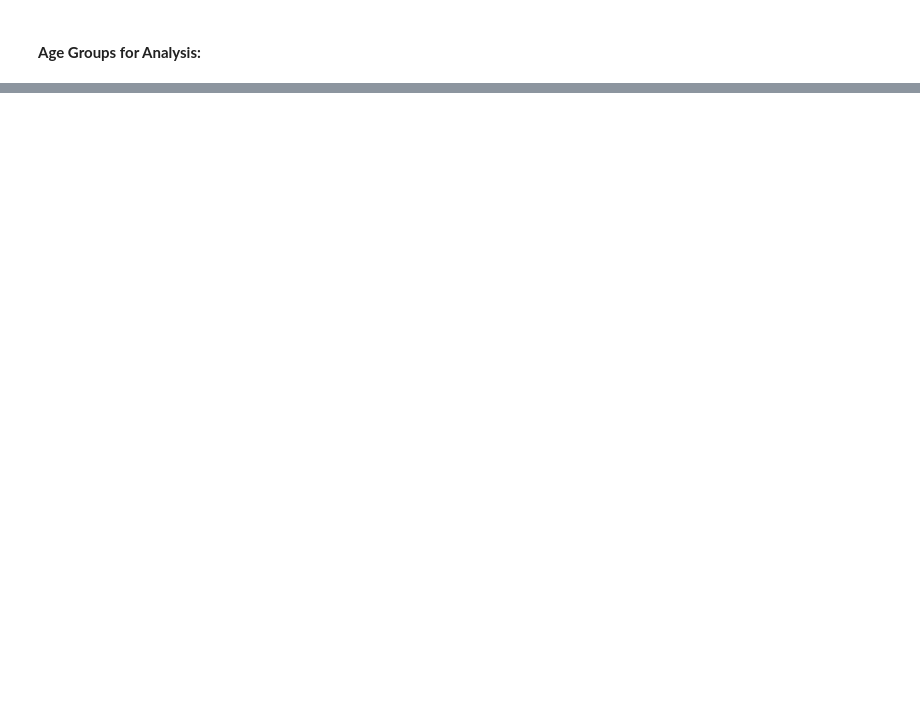
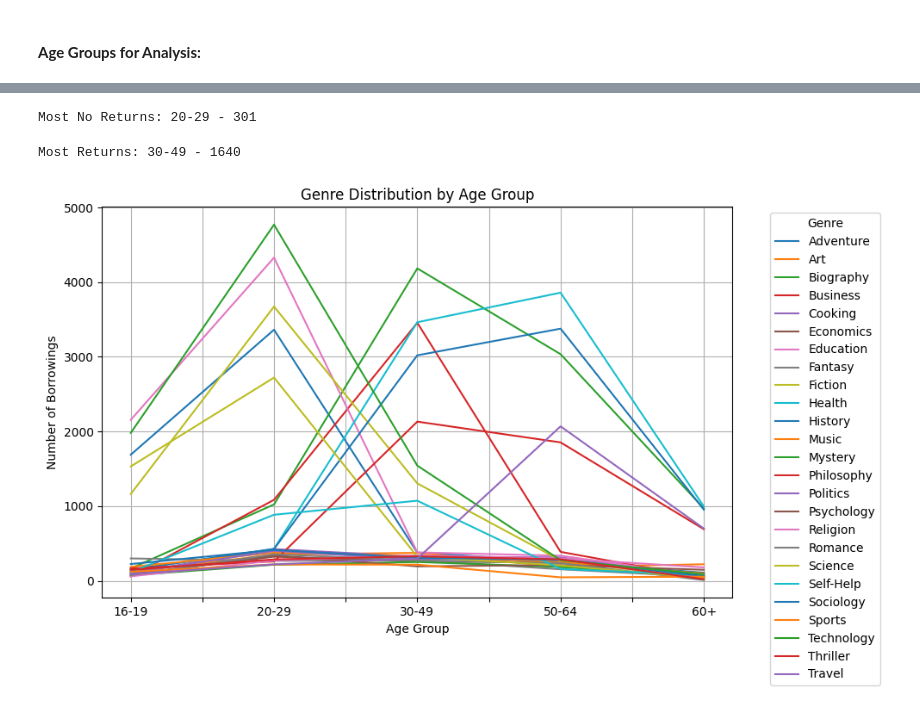
Before and after one commit to sfirdous/programming, a Jupyter notebook: Python/Library Management System - Comprehensive Analysis Task/Library_Management_System_Comprehensive_Analysis_Task.ipynb, the cells around one changed output, grey strips where cells are left out. Cells and saved outputs as stored; diff of their text form; code cells hidden in the pictures; blank space fills up the shorter version.

```diff
--- a/Python/Library Management System - Comprehensive Analysis Task/Library_Management_System_Comprehensive_Analysis_Task.ipynb
+++ b/Python/Library Management System - Comprehensive Analysis Task/Library_Management_System_Comprehensive_Analysis_Task.ipynb
@@ -138,2 +170,12 @@ plt.show()
 # %% [markdown]
 #### **Age Groups for Analysis:**
+# %%
+# assigning age_group to each
+bins = [16, 20, 30, 50, 65,120]
+labels = ["16-19","20-29","30-49","50-64","60+"]
+members_transaction_merge['Age_Group'] = pd.cut(
+    members_transaction_merge['Age'],
+    bins=bins,
+    labels=labels,
+    right=True
+)
@@ -139,0 +189,28 @@ plt.show()
+# %%
+no_return = members_transaction_merge[members_transaction_merge['Return_Date'].isna()].groupby('Age_Group',observed = True).size()
+print("Most No Returns:", no_return.idxmax(), "-", no_return.max())
+# %% [output]
+Most No Returns: 20-29 - 301
+# %%
+returned = members_transaction_merge[members_transaction_merge['Return_Date'].notna()].groupby('Age_Group',observed = True).size()
+print("Most Returns:",returned.idxmax(),"-",returned.max())
+# %% [output]
+Most Returns: 30-49 - 1640
+# %%
+genre_age_group = pd.merge(members_transaction_merge[['Member_ID','Age_Group']],merged_data[['Member_ID','Genre']],how='left',on= 'Member_ID')
+
+# Create a figure and an axes with the desired figsize
+fig, ax = plt.subplots(figsize=(10,6))
+
+# Plot the data using the created axes
+genre_age_group.groupby(['Age_Group','Genre'],observed=True).size().unstack(fill_value=0).plot(ax=ax)
+
+plt.title('Genre Distribution by Age Group')
+plt.xlabel('Age Group')
+plt.ylabel('Number of Borrowings')
+plt.legend(title='Genre', bbox_to_anchor=(1.05, 1), loc='upper left')
+plt.grid(True)
+plt.tight_layout()
+plt.show()
+# %% [output]
+[figure, added]
```
Also changed, not shown: parts of 11 cells of this notebook.
